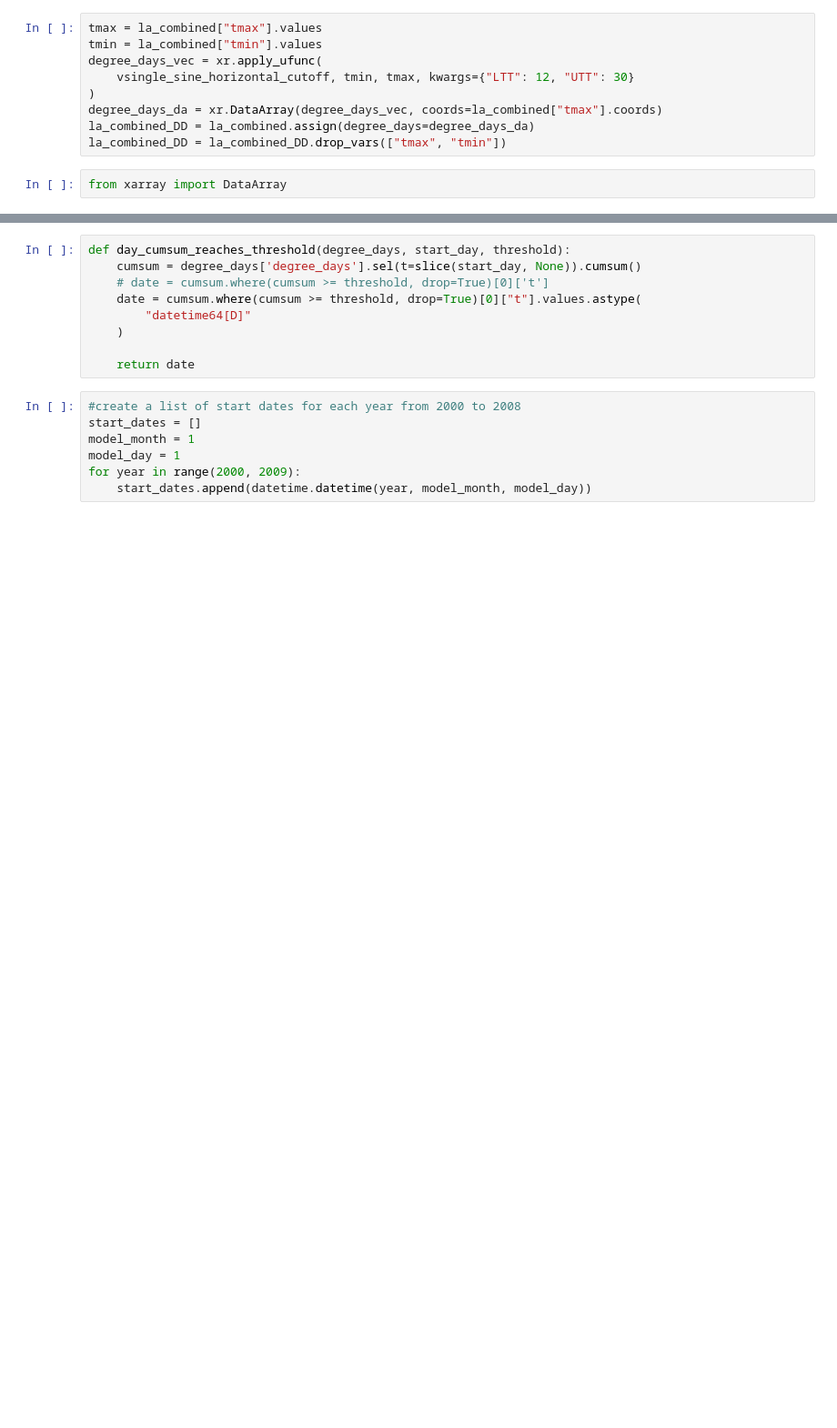
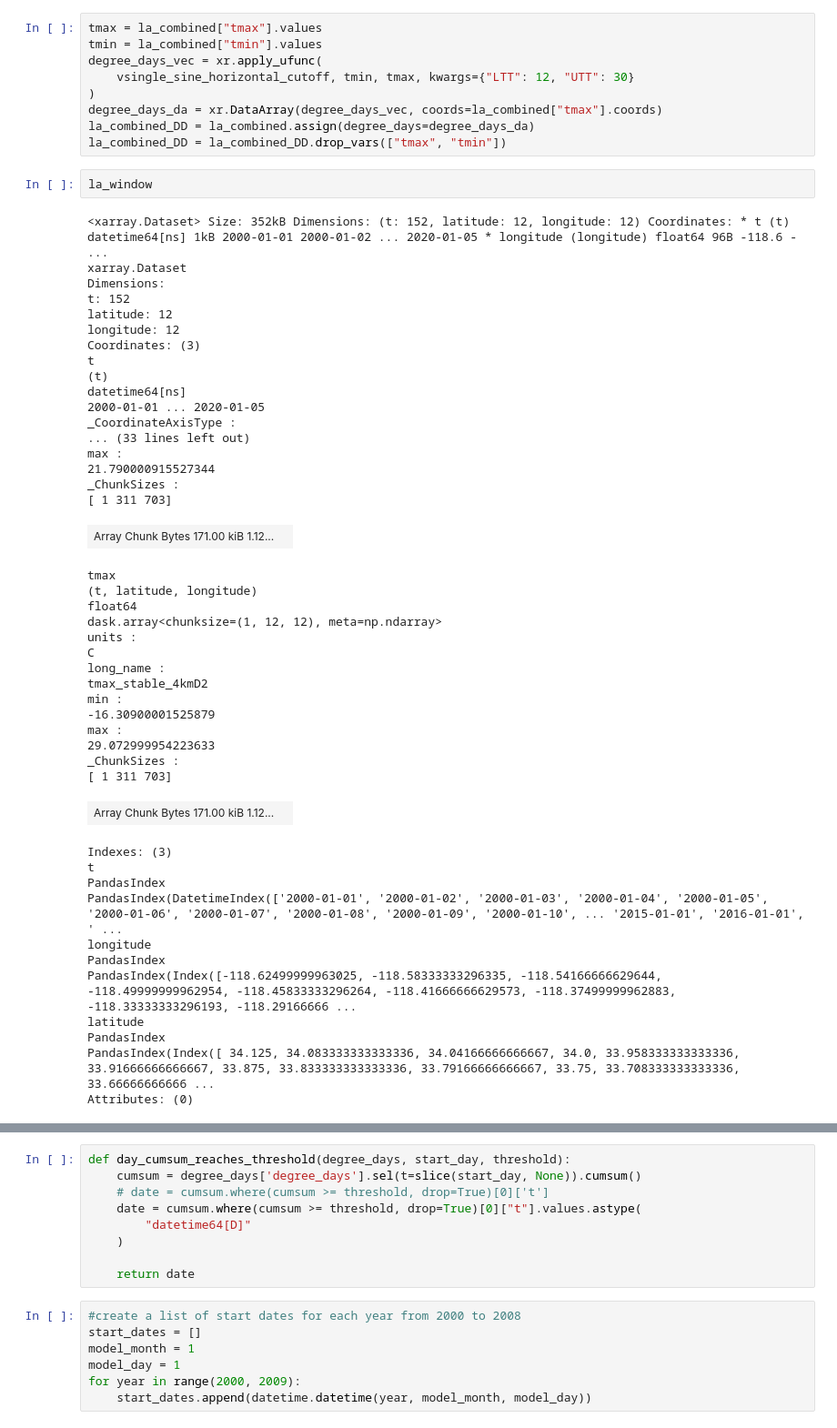
Before and after one commit to ThomWorm/FruitFlyPheno, a Jupyter notebook: test.ipynb, the cells around one changed output, grey strips where cells are left out. Shown: that part at 91% size. Cells and saved outputs as stored; diff of their text form; blank space fills up the shorter version.

```diff
--- a/test.ipynb
+++ b/test.ipynb
@@ -79,5 +125,50 @@ degree_days_vec = xr.apply_ufunc(
 degree_days_da = xr.DataArray(degree_days_vec, coords=la_combined["tmax"].coords)
 la_combined_DD = la_combined.assign(degree_days=degree_days_da)
 la_combined_DD = la_combined_DD.drop_vars(["tmax", "tmin"])
-# %%
-from xarray import DataArray
+# %%
+la_window
+# %% [output]
+<xarray.Dataset> Size: 352kB Dimensions: (t: 152, latitude: 12, longitude: 12) Coordinates: * t (t) datetime64[ns] 1kB 2000-01-01 2000-01-02 ... 2020-01-05 * longitude (longitude) float64 96B -118.6 - ...
+xarray.Dataset
+Dimensions:
+t: 152
+latitude: 12
+longitude: 12
+Coordinates: (3)
+t
+(t)
+datetime64[ns]
+2000-01-01 ... 2020-01-05
+_CoordinateAxisType :
+... (33 lines left out)
+max :
+21.790000915527344
+_ChunkSizes :
+[ 1 311 703]
+| Array Chunk Bytes 171.00 kiB 1.12... |  |
+tmax
+(t, latitude, longitude)
+float64
+dask.array<chunksize=(1, 12, 12), meta=np.ndarray>
+units :
+C
+long_name :
+tmax_stable_4kmD2
+min :
+-16.30900001525879
+max :
+29.072999954223633
+_ChunkSizes :
+[ 1 311 703]
+| Array Chunk Bytes 171.00 kiB 1.12... |  |
+Indexes: (3)
+t
+PandasIndex
+PandasIndex(DatetimeIndex(['2000-01-01', '2000-01-02', '2000-01-03', '2000-01-04', '2000-01-05', '2000-01-06', '2000-01-07', '2000-01-08', '2000-01-09', '2000-01-10', ... '2015-01-01', '2016-01-01', ' ...
+longitude
+PandasIndex
+PandasIndex(Index([-118.62499999963025, -118.58333333296335, -118.54166666629644, -118.49999999962954, -118.45833333296264, -118.41666666629573, -118.37499999962883, -118.33333333296193, -118.29166666 ...
+latitude
+PandasIndex
+PandasIndex(Index([ 34.125, 34.083333333333336, 34.04166666666667, 34.0, 33.958333333333336, 33.91666666666667, 33.875, 33.833333333333336, 33.79166666666667, 33.75, 33.708333333333336, 33.66666666666 ...
+Attributes: (0)
```
Also changed, not shown: parts of 27 cells of this notebook.
